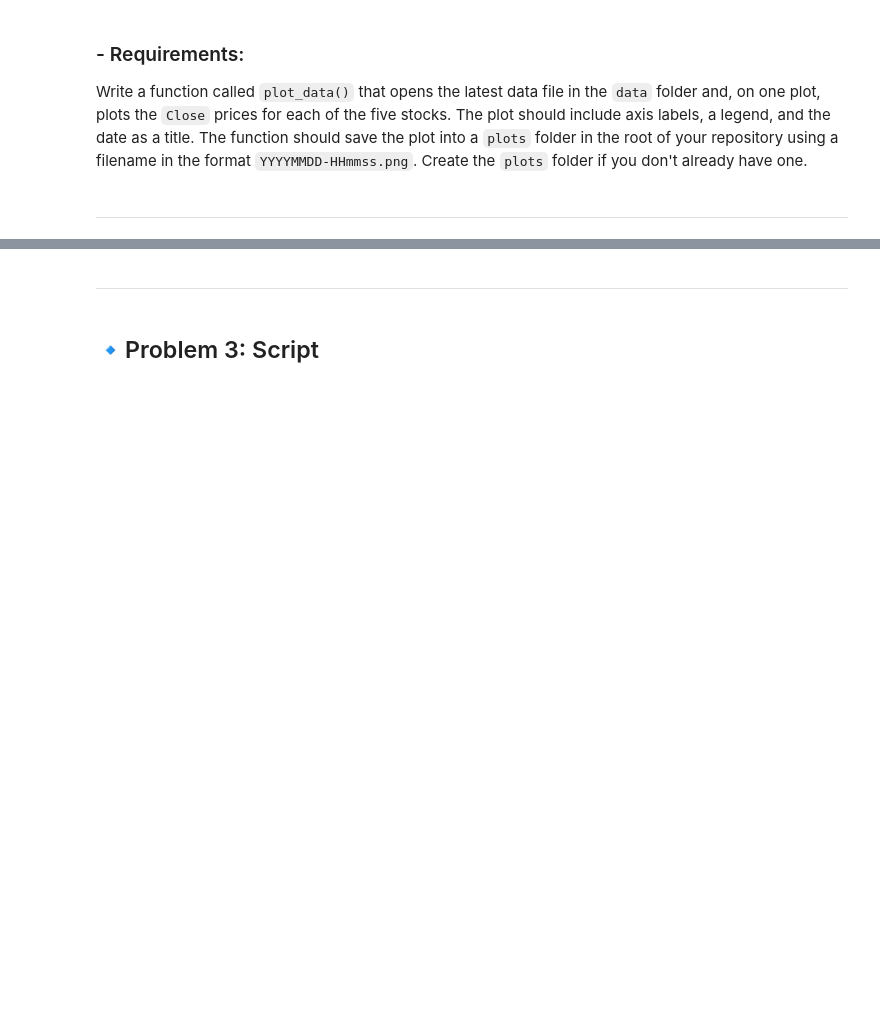
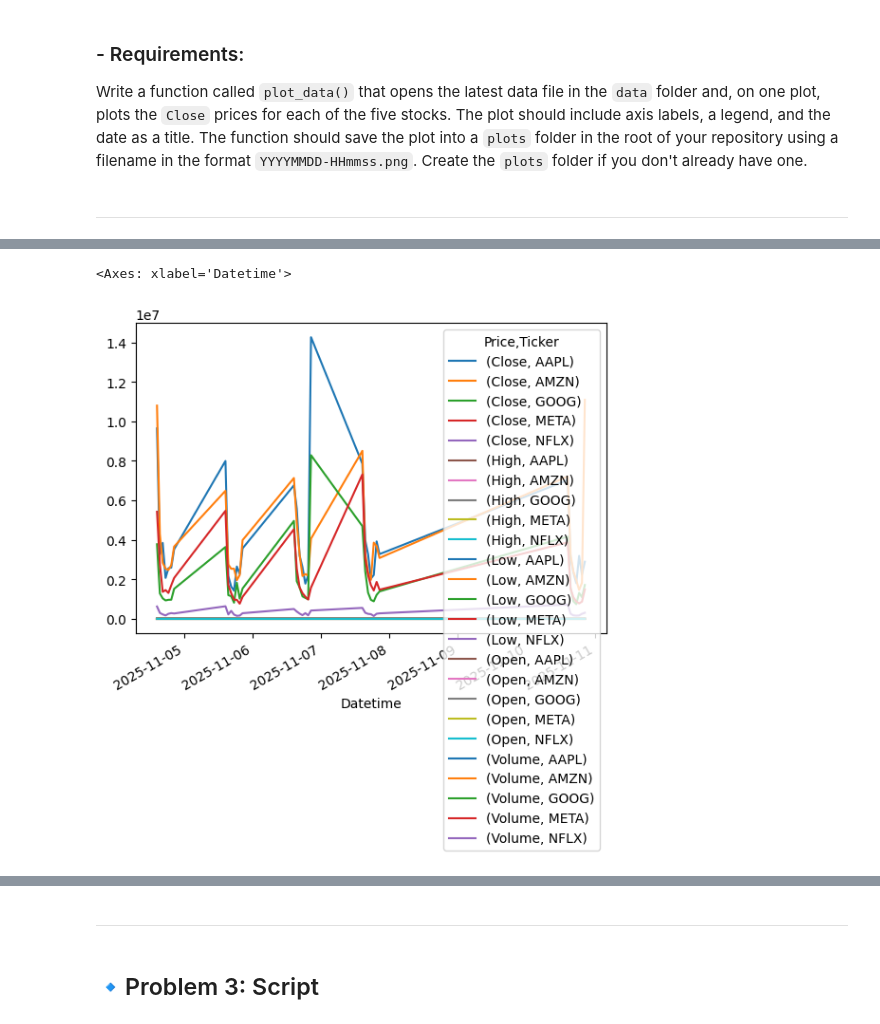
Before and after one commit to elainecazetta/computer_infrastructure, a Jupyter notebook: problems.ipynb, the cells around one changed output, grey strips where cells are left out. Saved outputs shown, nothing was run; the diff lists cells and outputs as text; code cells hidden in the pictures; blank space fills up the shorter version.

```diff
--- a/problems.ipynb
+++ b/problems.ipynb
@@ -113,7 +128,7 @@ def get_data():
     import os
 
     # Download hourly data for the last 5 days of FAANG tickers
-    data = yf.download(['META', 'AAPL', 'AMZN', 'NFLX', 'GOOG'], period='5d', interval='1h')
+    df = yf.download(['META', 'AAPL', 'AMZN', 'NFLX', 'GOOG'], period='5d', interval='1h')
 
     # Create 'data' folder if it doesn't exist
     # Ref: https://docs.python.org/3/library/os.html
@@ -124,13 +139,13 @@ def get_data():
     filename = "data/" + dt.datetime.now().strftime("%Y%m%d-%H%M%S") + ".csv"
 
     # Save data to CSV
-    data.to_csv(filename)
+    df.to_csv(filename)
 
     # Print confirmation message
     print(f"Data saved to {filename}")
 
     # Return the downloaded DataFrame
-    return data
+    return df
 
 # Example usage
 df = get_data()
@@ -306,0 +182,6 @@ def plot_data():
+# %%
+# Just call plot() with no arguments and see what happens
+df.plot()
+# %% [output]
+<Axes: xlabel='Datetime'>
+[figure, added]
```
Also changed, not shown: parts of 36 cells of this notebook.
